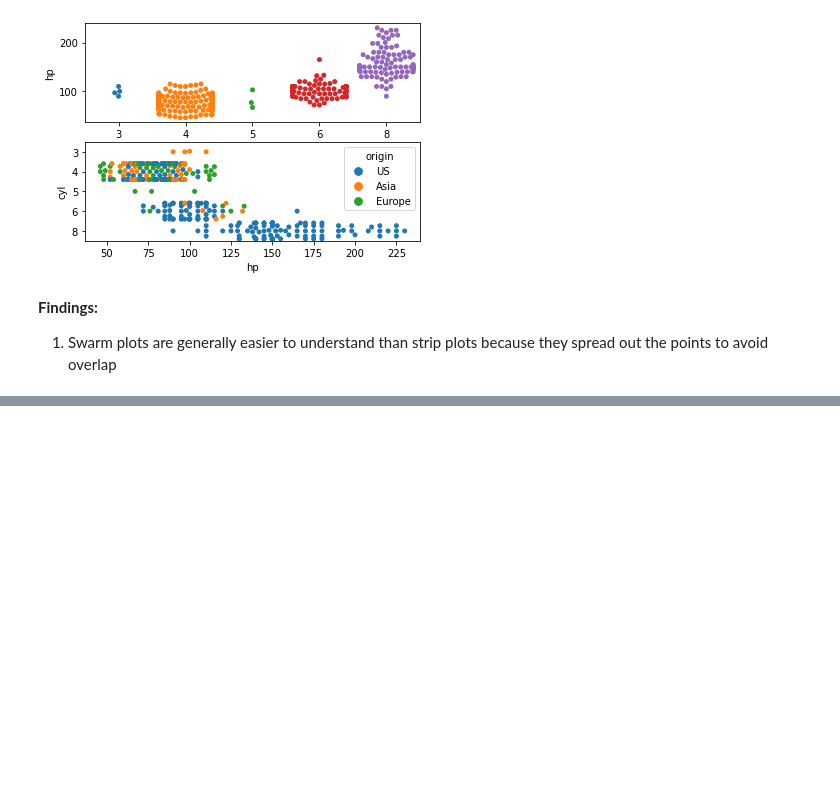
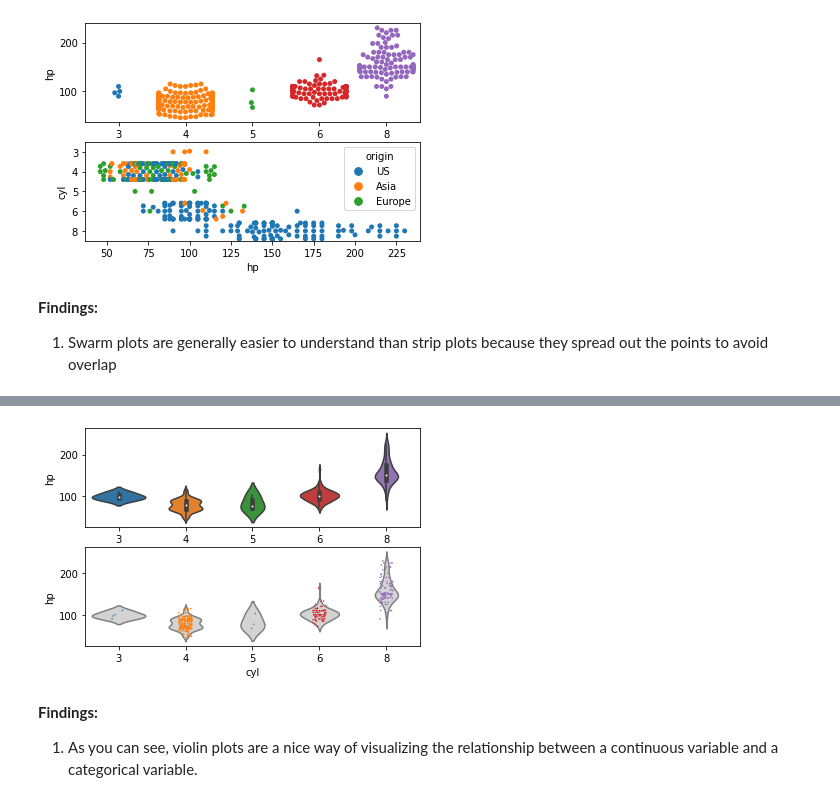
Before and after one commit to zaedulislam/Introduction_to_Data_Visualization_in_Python, a Jupyter notebook: 3. Statistical plots with Seaborn/Statistical plots with Seaborn.ipynb, the cells around one changed output, grey strips where cells are left out. Cells and saved outputs as stored; diff of their text form; code cells hidden in the pictures; blank space fills up the shorter version.

Commit message:
Constructing violin plots

```diff
--- a/3. Statistical plots with Seaborn/Statistical plots with Seaborn.ipynb
+++ b/3. Statistical plots with Seaborn/Statistical plots with Seaborn.ipynb
@@ -165,0 +174,19 @@ plt.show()
+# %%
+# Generate a violin plot of 'hp' grouped horizontally by 'cyl'
+plt.subplot(2,1,1)
+sns.violinplot(x = dataset['cyl'], y = dataset['hp'], data = dataset)
+
+# Generate the same violin plot again with a color of 'lightgray' and without inner annotations
+plt.subplot(2,1,2)
+sns.violinplot(x = dataset['cyl'], y = dataset['hp'], data = dataset, inner = None, color = 'lightgray')
+
+# Overlay a strip plot on the violin plot
+sns.stripplot(x = dataset['cyl'], y = dataset['hp'], data = dataset, size = 1.5, jitter = True)
+
+# Display the plot
+plt.show()
+# %% [output]
+[figure, added]
+# %% [markdown]
+**Findings:**
+1. As you can see, violin plots are a nice way of visualizing the relationship between a continuous variable and a categorical variable.
```
Also changed, not shown: parts of 3 cells of this notebook.
